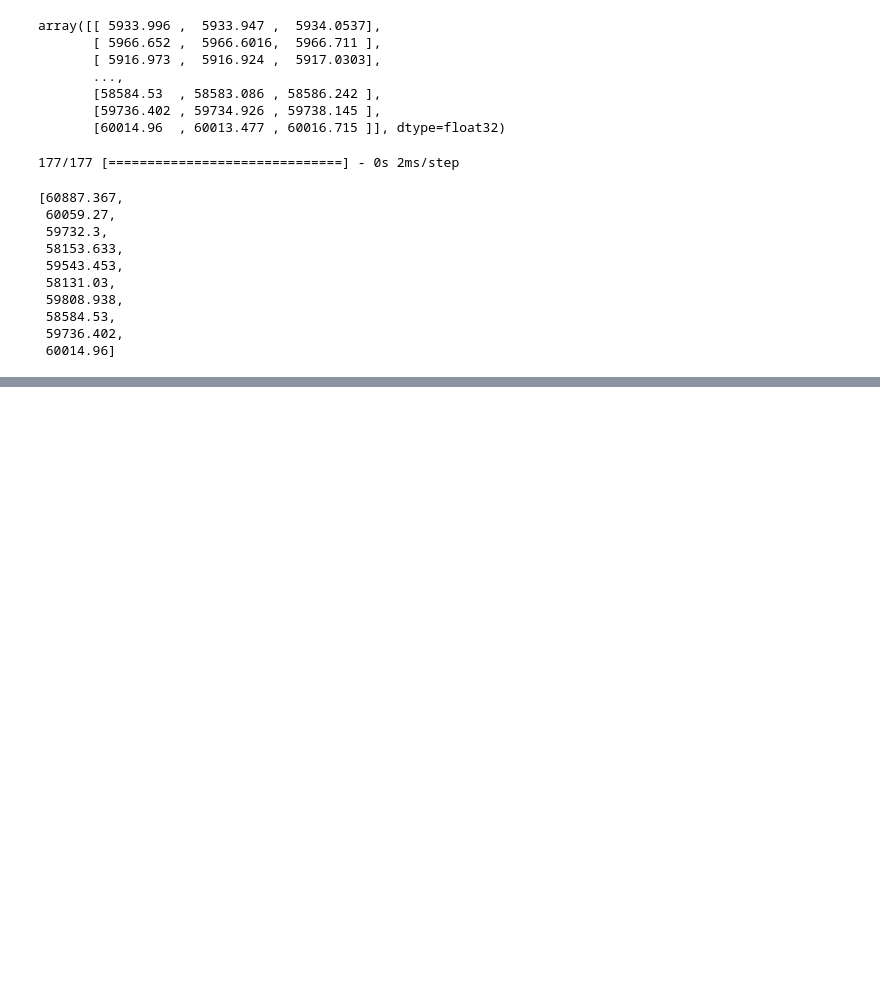
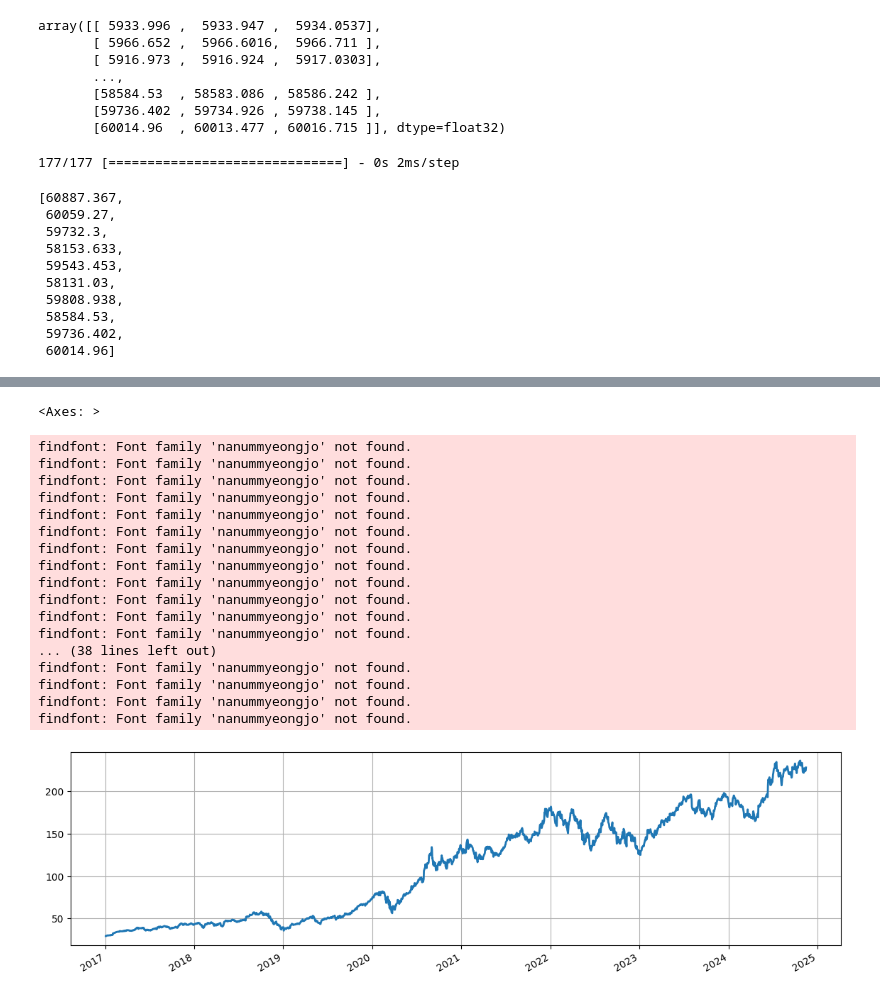
Before and after one commit to xribbi/test_e1044, a Jupyter notebook: Test_FinanceDataReader.ipynb, the cells around one changed output, grey strips where cells are left out. Cells and saved outputs as stored; diff of their text form; code cells hidden in the pictures; blank space fills up the shorter version.

```diff
--- a/Test_FinanceDataReader.ipynb
+++ b/Test_FinanceDataReader.ipynb
@@ -152,0 +272,26 @@ pred_10_close
+# %%
+import FinanceDataReader as fdr
+
+# 애플(AAPL), 2017년
+df = fdr.DataReader('AAPL', '2017')
+df['Close'].plot()
+# %% [output]
+<Axes: >
+findfont: Font family 'nanummyeongjo' not found.
+findfont: Font family 'nanummyeongjo' not found.
+findfont: Font family 'nanummyeongjo' not found.
+findfont: Font family 'nanummyeongjo' not found.
+findfont: Font family 'nanummyeongjo' not found.
+findfont: Font family 'nanummyeongjo' not found.
+findfont: Font family 'nanummyeongjo' not found.
+findfont: Font family 'nanummyeongjo' not found.
+findfont: Font family 'nanummyeongjo' not found.
+findfont: Font family 'nanummyeongjo' not found.
+findfont: Font family 'nanummyeongjo' not found.
+findfont: Font family 'nanummyeongjo' not found.
+... (38 lines left out)
+findfont: Font family 'nanummyeongjo' not found.
+findfont: Font family 'nanummyeongjo' not found.
+findfont: Font family 'nanummyeongjo' not found.
+findfont: Font family 'nanummyeongjo' not found.
+[figure, added]
```
Also changed, not shown: parts of 12 cells of this notebook, 2 other files.
